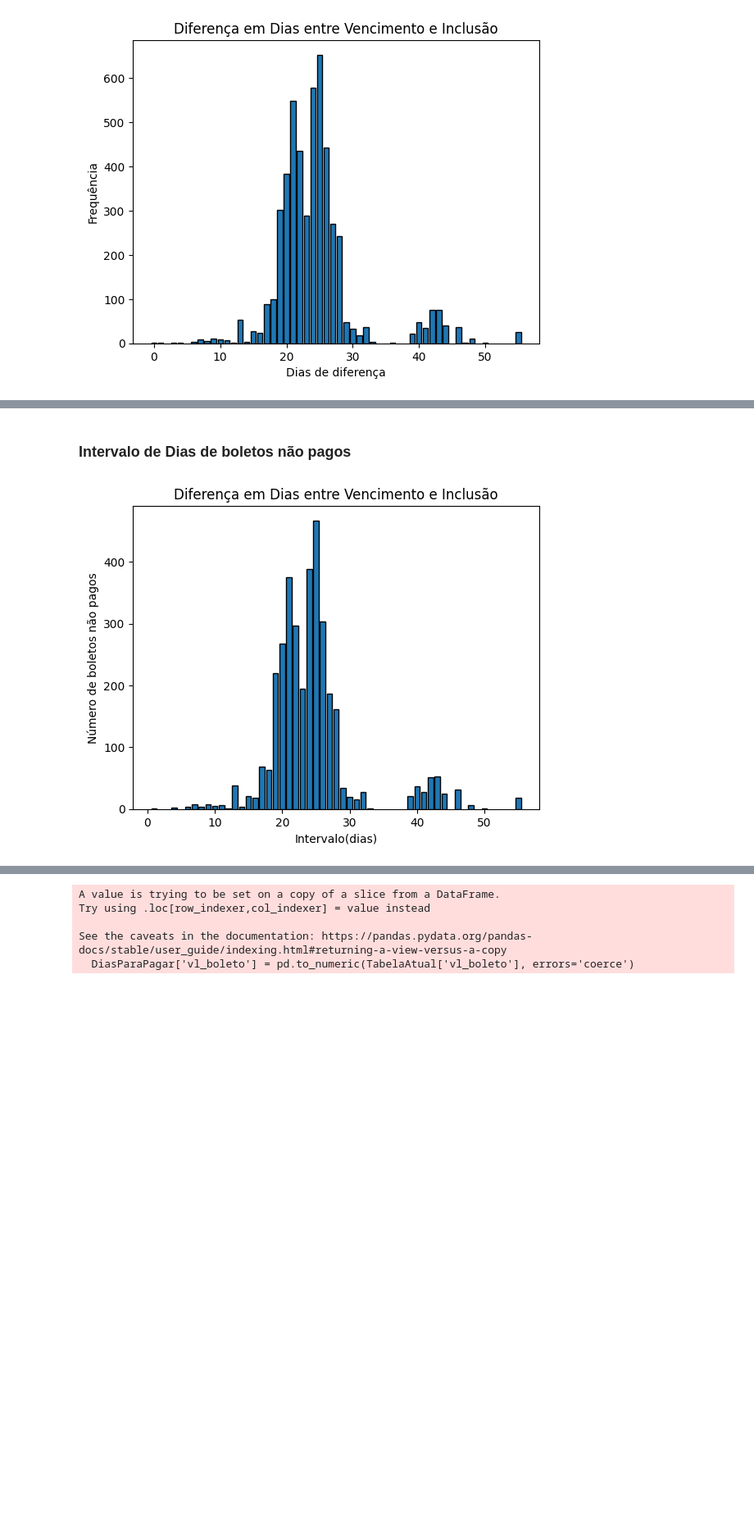
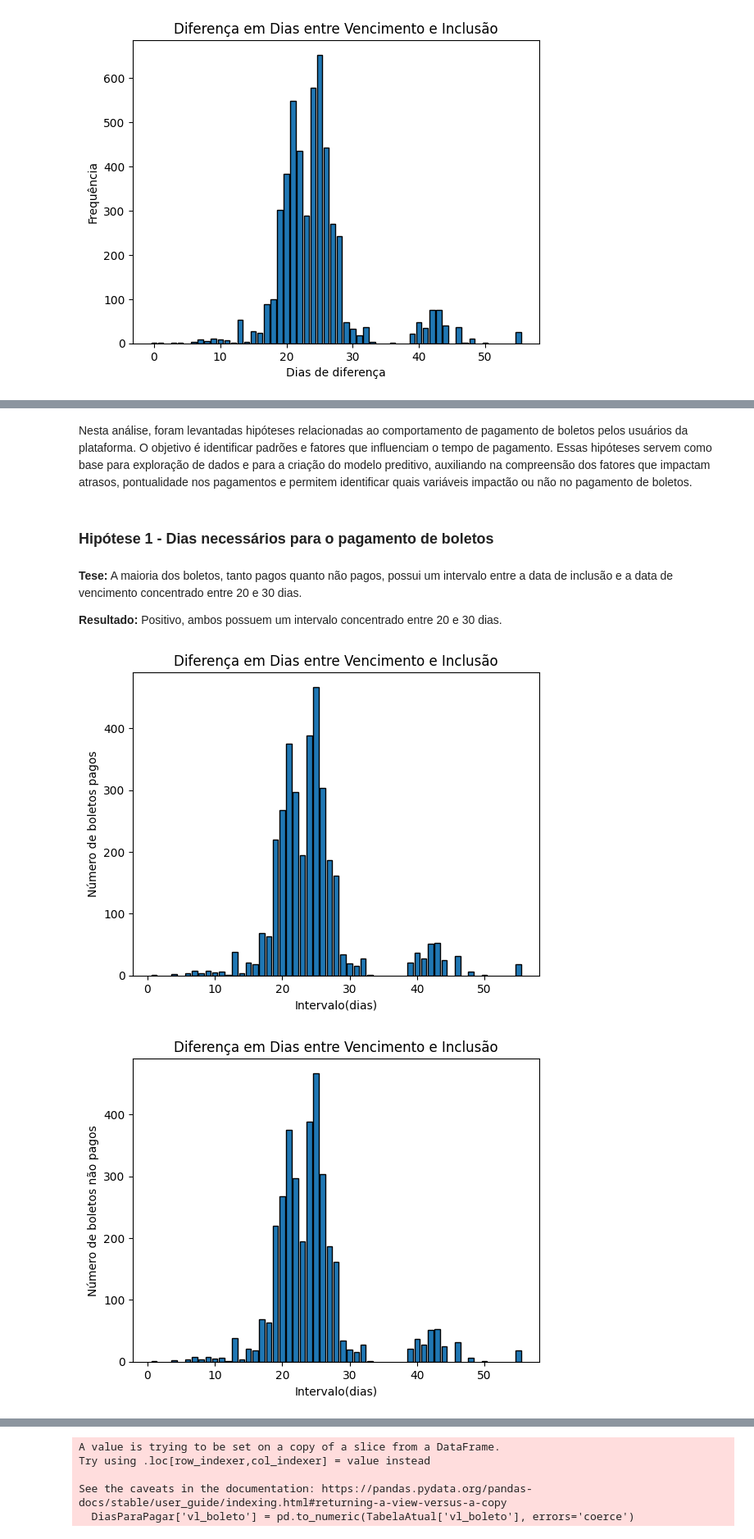
Before and after one commit to jjalmeidadev/payback-projeto, a Jupyter notebook: notebooks/Exploração_de_Dados,_Pré_processamento_e_Levantamento_de_Hipóteses_The_Seven.ipynb, the cells around one changed output, grey strips where cells are left out. Shown at 82% size. Saved outputs shown, nothing was run; the diff lists cells and outputs as text; code cells hidden in the pictures; blank space fills up the shorter version.

```diff
--- a/notebooks/Exploração_de_Dados,_Pré_processamento_e_Levantamento_de_Hipóteses_The_Seven.ipynb
+++ b/notebooks/Exploração_de_Dados,_Pré_processamento_e_Levantamento_de_Hipóteses_The_Seven.ipynb
@@ -116,18 +119,19 @@ for df in [df_gf, df_gl, df_gm, df_gp, df_gt, df_gv, df_gw]:
 # %%
 # Colunas para remoção considerando que tem muitos valores ausentes
 
-colunas_para_remover = ['tipo_multa', 'multa']
+# colunas_para_remover = ['tipo_multa', 'multa']
 
 for df in [df_gf, df_gl, df_gm, df_gp, df_gt, df_gv, df_gw]:
 
-    # Remove colunas desnecessárias
+    # df.drop(columns=[c for c in colunas_para_remover if c in df.columns], inplace=True)
 
-    df.drop(columns=[c for c in colunas_para_remover if c in df.columns], inplace=True)
+    # Substitui valores ausentes em colunas numéricas por 0
 
-    # Substitui valores ausentes em vl_pagto por 0
+    colunas_ausentes = ['vl_pagto', 'multa', 'qtd_acessos_pagador']
 
-    if 'vl_pagto' in df.columns:
-        df['vl_pagto'] = df['vl_pagto'].fillna(0)
+    for coluna in colunas_ausentes:
+        if coluna in df.columns:
+            df[coluna] = df[coluna].fillna(0)
 
     # Trata valores ausentes em pagador_cidade
 
@@ -461,11 +408,14 @@ for nome, df_proc in {"GF": df_gf_pre, "GL": df_gl_pre, "GM": df_gm_pre, "GP": d
 # %%
 TabelaGeral = pd.concat([df_gf_pre, df_gl_pre, df_gm_pre, df_gp_pre, df_gt_pre, df_gv_pre, df_gw_pre], ignore_index=True)
 print(TabelaGeral.columns.tolist())
+
+
 # Variável universal para tabela atual
 TabelaAtual = df_gf_pre
 
 
-TabelaAtual['pagador_cidade'] = encoder.inverse_transform(TabelaAtual['pagador_cidade'])
+TabelaAtual['pagador_cidade'] = Cidade_Pagador_encoder.inverse_transform(TabelaAtual['pagador_cidade'])
+TabelaAtual['status_boleto'] = Status_boleto_encoder.inverse_transform(TabelaAtual['status_boleto'])
 
 # Convertendo Datas em string para DATETIME
 
@@ -479,9 +429,9 @@ TabelaAtual['vl_boleto'] = pd.to_numeric(TabelaAtual['vl_boleto'], errors='coerc
 TabelaAtual['juros'] = pd.to_numeric(TabelaAtual['juros'], errors='coerce')
 
 # Criando coluna em númérico do status do boleto
-
+print(TabelaAtual['status_boleto'])
 mapping = {'REGISTRADO': 0, 'BAIXADO': 1, 'LIQUIDADO': 2}
-TabelaAtual['status_num'] = TabelaAtual['status_boleto_original'].map(mapping)
+TabelaAtual['status_num'] = TabelaAtual['status_boleto'].map(mapping)
 
 
 
@@ -491,6 +441,8 @@ mapping = {
     5: 'Maio', 6: 'Junho', 7: 'Julho', 8: 'Agosto',
     9: 'Setembro', 10: 'Outubro', 11: 'Novembro', 12: 'Dezembro'
 }
+
+
 # Criar colunas de mês
 TabelaAtual['mes_pag'] = TabelaAtual['dt_pagto'].dt.month.map(mapping)
 TabelaAtual['mes_inclusao'] = TabelaAtual['data_inclusao'].dt.month.map(mapping)
@@ -544,20 +557,27 @@ plt.show()
+# %% [markdown]
+ Nesta análise, foram levantadas hipóteses relacionadas ao comportamento de pagamento de boletos pelos usuários da plataforma. O objetivo é identificar padrões e fatores que influenciam o tempo de pagamento. Essas hipóteses servem como base para exploração de dados e para a criação do modelo preditivo, auxiliando na compreensão dos fatores que impactam atrasos, pontualidade nos pagamentos e permitem identificar quais variáveis impactão ou não no pagamento de boletos.
 # %% [markdown]
-### Intervalo de Dias de boletos não pagos
+### Hipótese 1 - Dias necessários para o pagamento de boletos
+# %% [markdown]
+**Tese:** A maioria dos boletos, tanto pagos quanto não pagos, possui um intervalo entre a data de inclusão e a data de vencimento concentrado entre 20 e 30 dias.
+
+**Resultado:** Positivo, ambos possuem um intervalo concentrado entre 20 e 30 dias.
 # %%
 
 
-## Pegando intervalo de datas de inclusão e vencimento entre boletos pagos
-dataVen = boletosPagos['data_vencto']
-dataInc = boletosPagos['data_inclusao']
-Datas = (dataVen - dataInc).dt.days
-TipoData = Datas.value_counts()
-TipoData = TipoData.sort_index()
+# Gráfico de barras - Boletos Pagos
+plt.bar(TipoData.index, TipoData.values, edgecolor="black")
+plt.title("Diferença em Dias entre Vencimento e Inclusão")
+plt.xlabel("Intervalo(dias)")
+plt.ylabel("Número de boletos pagos")
+plt.show()
 
-# Gráfico de barras
+# Gráfico de barras - Boletos Não Pagos
 plt.bar(TipoData.index, TipoData.values, edgecolor="black")
 plt.title("Diferença em Dias entre Vencimento e Inclusão")
 plt.xlabel("Intervalo(dias)")
 plt.ylabel("Número de boletos não pagos")
 plt.show()
 # %% [output]
-[figure, old version]
+[figure, new version]
+[figure, added]
```
Also changed, not shown: parts of 64 cells of this notebook, 4 other files.
